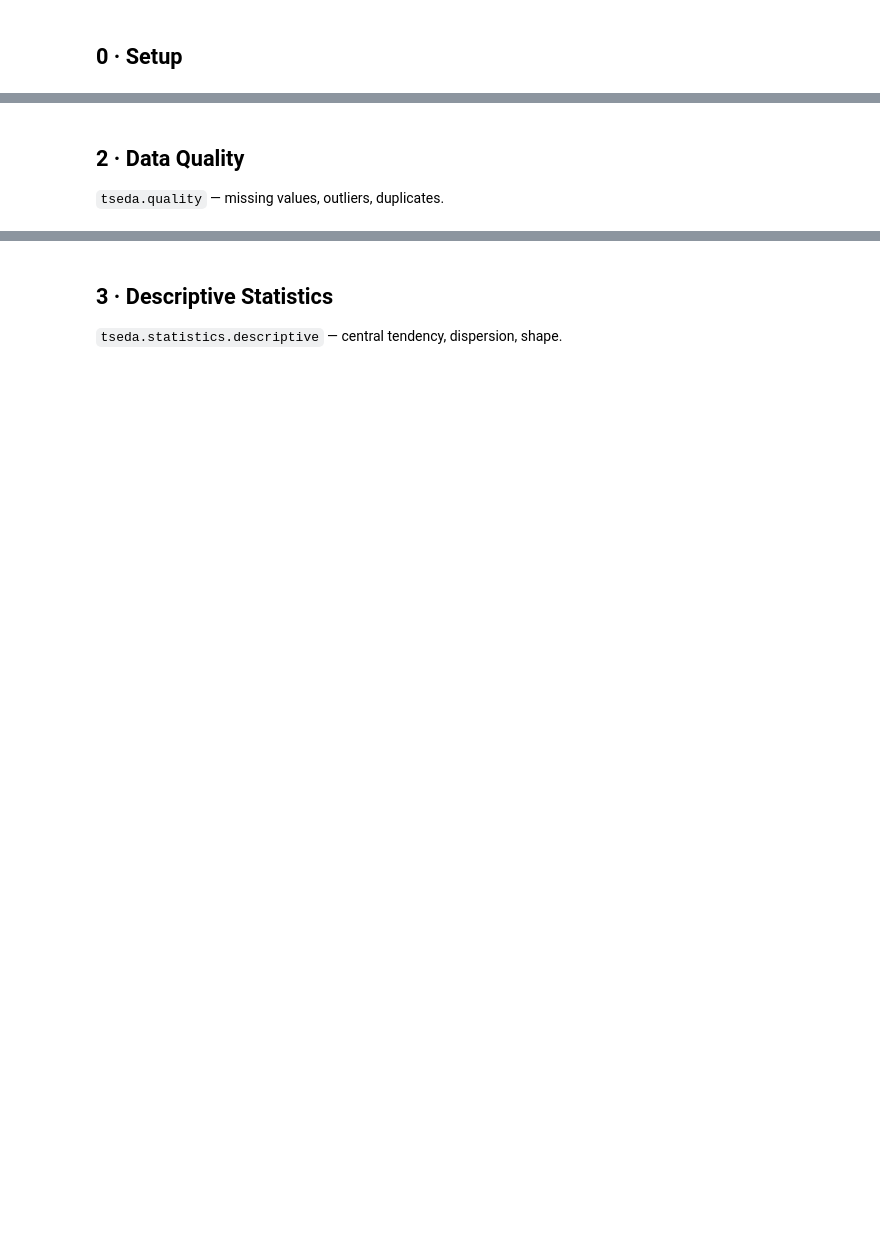
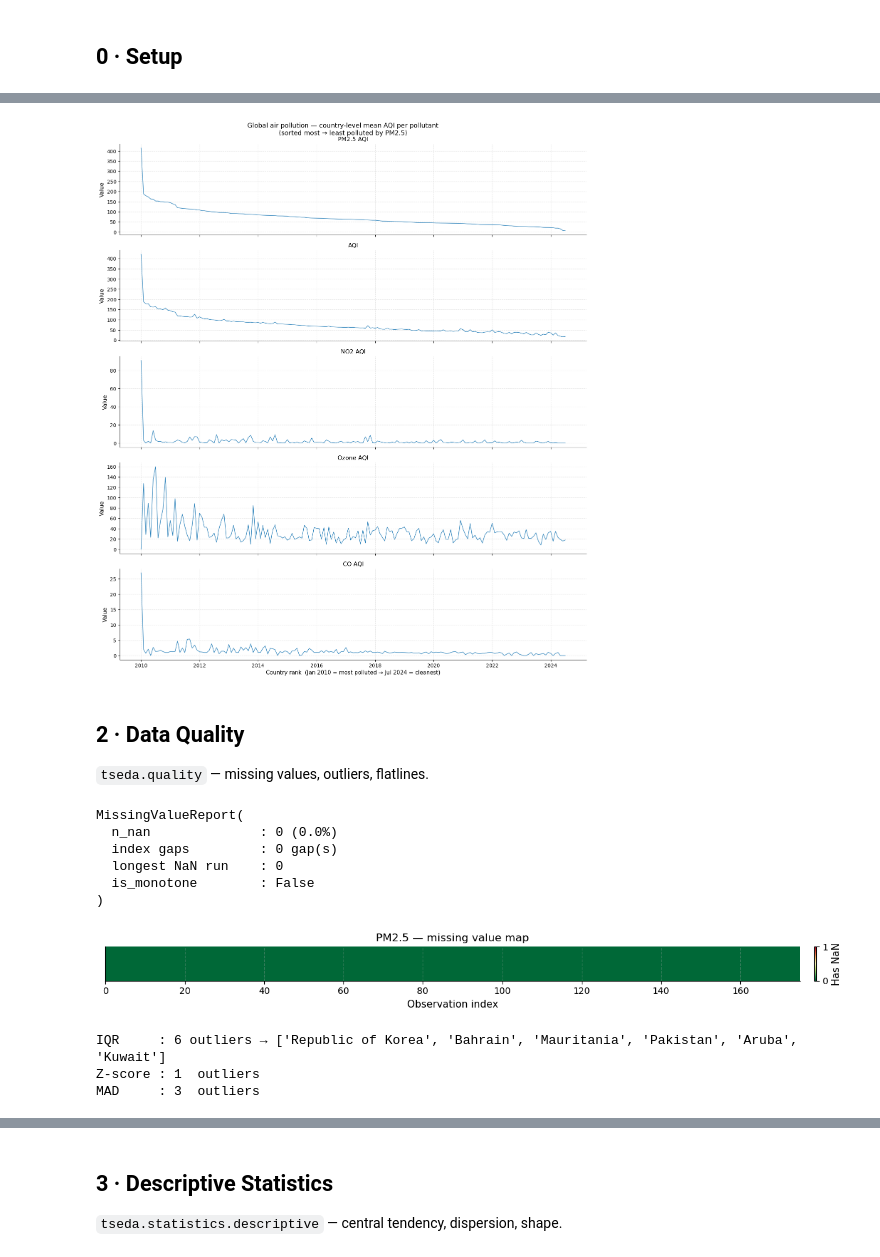
Before and after one commit to amir-jafari/Time-Series-EDA, a Jupyter notebook: notebooks/Global_Air_Pollution_EDA.ipynb, the cells around one changed output, grey strips where cells are left out. Cells and saved outputs as stored; diff of their text form; code cells hidden in the pictures; blank space fills up the shorter version.

```diff
--- a/notebooks/Global_Air_Pollution_EDA.ipynb
+++ b/notebooks/Global_Air_Pollution_EDA.ipynb
@@ -56,13 +100,11 @@ print(raw["AQI Category"].value_counts().to_string())
 # %%
-# Aggregate to country level: mean of each pollutant
+# Aggregate to country level, sort most → least polluted by PM2.5
 country = (raw.groupby("Country")[numeric_cols]
-             .mean()
-             .round(2)
-             .sort_values("PM2.5 AQI Value", ascending=False)
-             .reset_index())
-
+              .mean().round(2)
+              .sort_values("PM2.5 AQI Value", ascending=False)
+              .reset_index())
 print(f"Countries: {len(country)}")
 print("\nTop 10 most polluted (PM2.5):")
-print(country[["Country", "PM2.5 AQI Value", "AQI Value"]].head(10).to_string(index=False))
+print(country[["Country","PM2.5 AQI Value","AQI Value"]].head(10).to_string(index=False))
 print("\nTop 10 cleanest (PM2.5):")
-print(country[["Country", "PM2.5 AQI Value", "AQI Value"]].tail(10).to_string(index=False))
+print(country[["Country","PM2.5 AQI Value","AQI Value"]].tail(10).to_string(index=False))
@@ -69,12 +129,12 @@ print(country[["Country", "PM2.5 AQI Value", "AQI Value"]].tail(10).to_string(in
 # %%
-# Build TimeSeries — PM2.5 AQI ranked from most to least polluted
-n   = len(country)                                      # 175
-idx = pd.date_range("2010-01-01", periods=n, freq="MS") # Jan 2010 → Jul 2024
+n   = len(country)
+idx = pd.date_range("2010-01-01", periods=n, freq="MS")  # Jan 2010 → Jul 2024
 
-ts_pm25  = TimeSeries(country["PM2.5 AQI Value"].values,  index=idx, name="PM2.5 AQI (country mean)")
-ts_aqi   = TimeSeries(country["AQI Value"].values,         index=idx, name="AQI (country mean)")
-ts_no2   = TimeSeries(country["NO2 AQI Value"].values,     index=idx, name="NO2 AQI (country mean)")
-ts_ozone = TimeSeries(country["Ozone AQI Value"].values,   index=idx, name="Ozone AQI (country mean)")
-ts_co    = TimeSeries(country["CO AQI Value"].values,      index=idx, name="CO AQI (country mean)")
+ts_pm25  = TimeSeries(country["PM2.5 AQI Value"].values,  index=idx, name="PM2.5 AQI")
+ts_aqi   = TimeSeries(country["AQI Value"].values,         index=idx, name="AQI")
+ts_no2   = TimeSeries(country["NO2 AQI Value"].values,     index=idx, name="NO2 AQI")
+ts_ozone = TimeSeries(country["Ozone AQI Value"].values,   index=idx, name="Ozone AQI")
+ts_co    = TimeSeries(country["CO AQI Value"].values,      index=idx, name="CO AQI")
+all_series = [ts_pm25, ts_aqi, ts_no2, ts_ozone, ts_co]
 
 print(ts_pm25)
@@ -81,44 +152,52 @@ print(ts_pm25)
 # %%
-# Overview plot of all five pollutant series
 from tseda.visualization.time_plots import plot_series
 
 fig, axes = plt.subplots(5, 1, figsize=(14, 16), sharex=True)
-for ax, ts in zip(axes, [ts_pm25, ts_aqi, ts_no2, ts_ozone, ts_co]):
+for ax, ts in zip(axes, all_series):
     plot_series(ts, ax=ax)
     ax.set_xlabel("")
-axes[-1].set_xlabel("Country rank (Jan 2010 = most polluted)")
+axes[-1].set_xlabel("Country rank  (Jan 2010 = most polluted → Jul 2024 = cleanest)")
 fig.suptitle("Global air pollution — country-level mean AQI per pollutant\n"
              "(sorted most → least polluted by PM2.5)", fontsize=13)
 fig.tight_layout()
-plt.savefig("fig_01_all_series.png", bbox_inches="tight", dpi=90)
-plt.show()
-print("Saved fig_01_all_series.png")
+show(fig, "01_all_series.png")
+# %% [output]
+[figure, added]
 # %% [markdown]
 ## 2 · Data Quality
-`tseda.quality` — missing values, outliers, duplicates.
+`tseda.quality` — missing values, outliers, flatlines.
 # %%
-from tseda.quality.missing   import MissingValueAnalyzer
-from tseda.quality.outliers  import OutlierDetector
+from tseda.quality.missing    import MissingValueAnalyzer
+from tseda.quality.outliers   import OutlierDetector
 from tseda.quality.duplicates import DuplicateDetector
 
-# Missing values
-mv_rpt = MissingValueAnalyzer().analyze(ts_pm25)
-print(mv_rpt)
+print(MissingValueAnalyzer().analyze(ts_pm25))
+# %% [output]
+MissingValueReport(
+  n_nan              : 0 (0.0%)
+  index gaps         : 0 gap(s)
+  longest NaN run    : 0
+  is_monotone        : False
+)
 # %%
 from tseda.visualization.quality_plots import plot_missing_heatmap
 
-fig = plot_missing_heatmap(ts_pm25, title="PM2.5 — missing value map")
-plt.savefig("fig_02a_missing.png", bbox_inches="tight", dpi=90); plt.show()
+show(plot_missing_heatmap(ts_pm25, title="PM2.5 — missing value map"), "02a_missing.png")
+# %% [output]
+[figure, added]
 # %%
-# Outlier detection — all three methods
-det = OutlierDetector()
+det    = OutlierDetector()
 r_iqr  = det.iqr(ts_pm25)
 r_z    = det.zscore(ts_pm25)
 r_mad  = det.mad(ts_pm25)
 
-print(f"IQR     : {r_iqr.n_outliers} outliers  → {country.iloc[r_iqr.indices]['Country'].tolist()}")
-print(f"Z-score : {r_z.n_outliers} outliers")
-print(f"MAD     : {r_mad.n_outliers} outliers")
+print(f"IQR     : {r_iqr.n_outliers} outliers → {country.iloc[r_iqr.indices]['Country'].tolist()}")
+print(f"Z-score : {r_z.n_outliers}  outliers")
+print(f"MAD     : {r_mad.n_outliers}  outliers")
+# %% [output]
+IQR     : 6 outliers → ['Republic of Korea', 'Bahrain', 'Mauritania', 'Pakistan', 'Aruba', 'Kuwait']
+Z-score : 1  outliers
+MAD     : 3  outliers
 # %%
 from tseda.visualization.quality_plots import plot_outliers, plot_outlier_score
 
```
Also changed, not shown: parts of 107 cells of this notebook.
